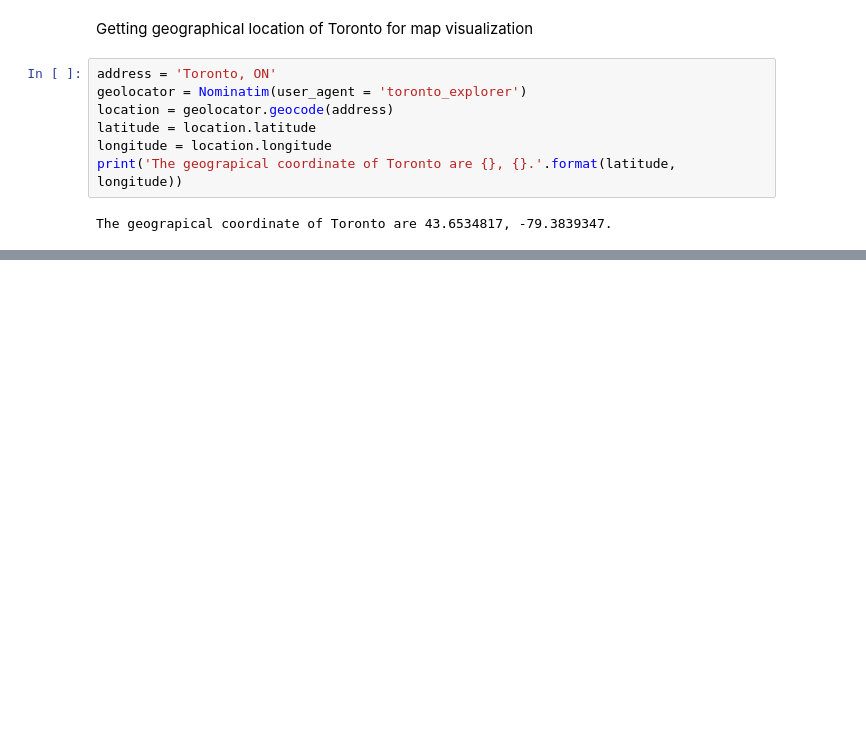
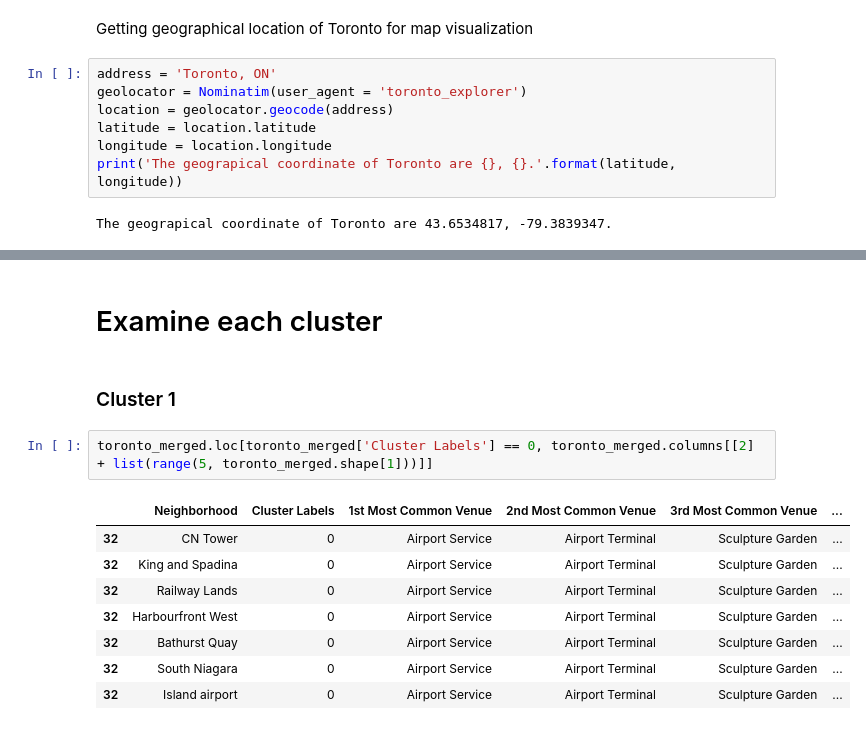
Before and after one commit to HenryVu27/Coursera_Capstone, a Jupyter notebook: Toronto.ipynb, the cells around one changed output, grey strips where cells are left out. Drawn from its saved outputs; the diff is of its cells as text; blank space fills up the shorter version.

```diff
--- a/Toronto.ipynb
+++ b/Toronto.ipynb
@@ -95,0 +346,15 @@ map_toronto
+# %% [markdown]
+<h1> Examine each cluster </h1>
+# %% [markdown]
+<h3> Cluster 1 </h3>
+# %%
+toronto_merged.loc[toronto_merged['Cluster Labels'] == 0, toronto_merged.columns[[2] + list(range(5, toronto_merged.shape[1]))]]
+# %% [output]
+|  | Neighborhood | Cluster Labels | 1st Most Common Venue | 2nd Most Common Venue | 3rd Most Common Venue | ... |
+| 32 | CN Tower | 0 | Airport Service | Airport Terminal | Sculpture Garden | ... |
+| 32 | King and Spadina | 0 | Airport Service | Airport Terminal | Sculpture Garden | ... |
+| 32 | Railway Lands | 0 | Airport Service | Airport Terminal | Sculpture Garden | ... |
+| 32 | Harbourfront West | 0 | Airport Service | Airport Terminal | Sculpture Garden | ... |
+| 32 | Bathurst Quay | 0 | Airport Service | Airport Terminal | Sculpture Garden | ... |
+| 32 | South Niagara | 0 | Airport Service | Airport Terminal | Sculpture Garden | ... |
+| 32 | Island airport | 0 | Airport Service | Airport Terminal | Sculpture Garden | ... |
```
Also changed, not shown: parts of 50 cells of this notebook.
